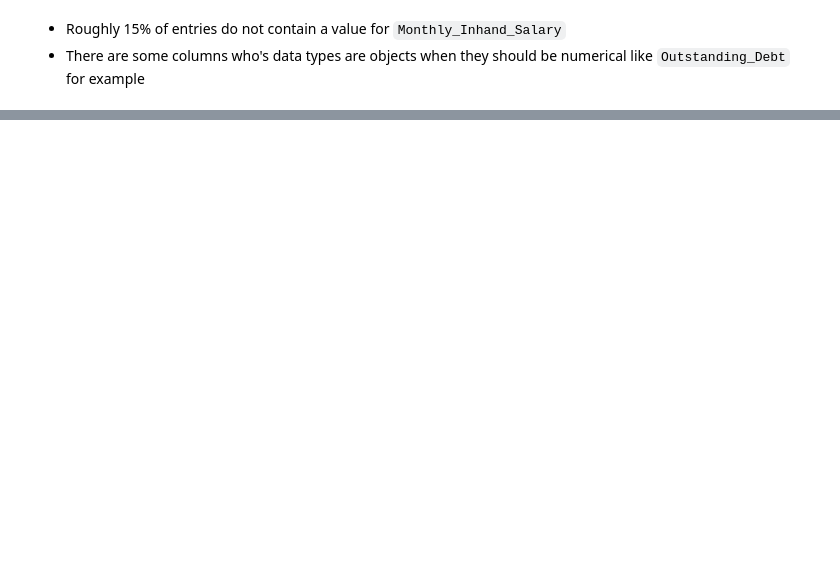
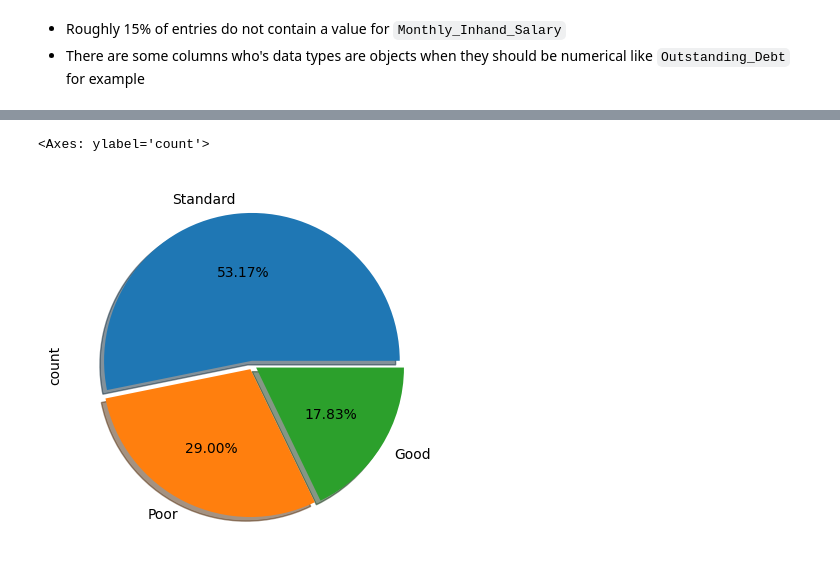
Before and after one commit to Harshk10-star/Credit-Score-Classification, a Jupyter notebook: project.ipynb, the cells around one changed output, grey strips where cells are left out. Saved outputs shown, nothing was run; the diff lists cells and outputs as text; code cells hidden in the pictures; blank space fills up the shorter version.

```diff
--- a/project.ipynb
+++ b/project.ipynb
@@ -235,3 +118,0 @@ for index in missing_indices:
-# %%
-test_info['Amount_invested_monthly'].fillna(0, inplace=True) #filled nan values with 0
-#test_info.isna().sum()
@@ -391,0 +327,10 @@ plt.show()
+# %%
+test_info["Credit_Score"].value_counts().plot.pie(
+    explode=[0.03, 0.03, 0.03],
+    autopct="%1.2f%%",
+    shadow=True,
+    labels=["Standard", "Poor", "Good"],
+)
+# %% [output]
+<Axes: ylabel='count'>
+[figure, added]
```
Also changed, not shown: parts of 36 cells of this notebook.
